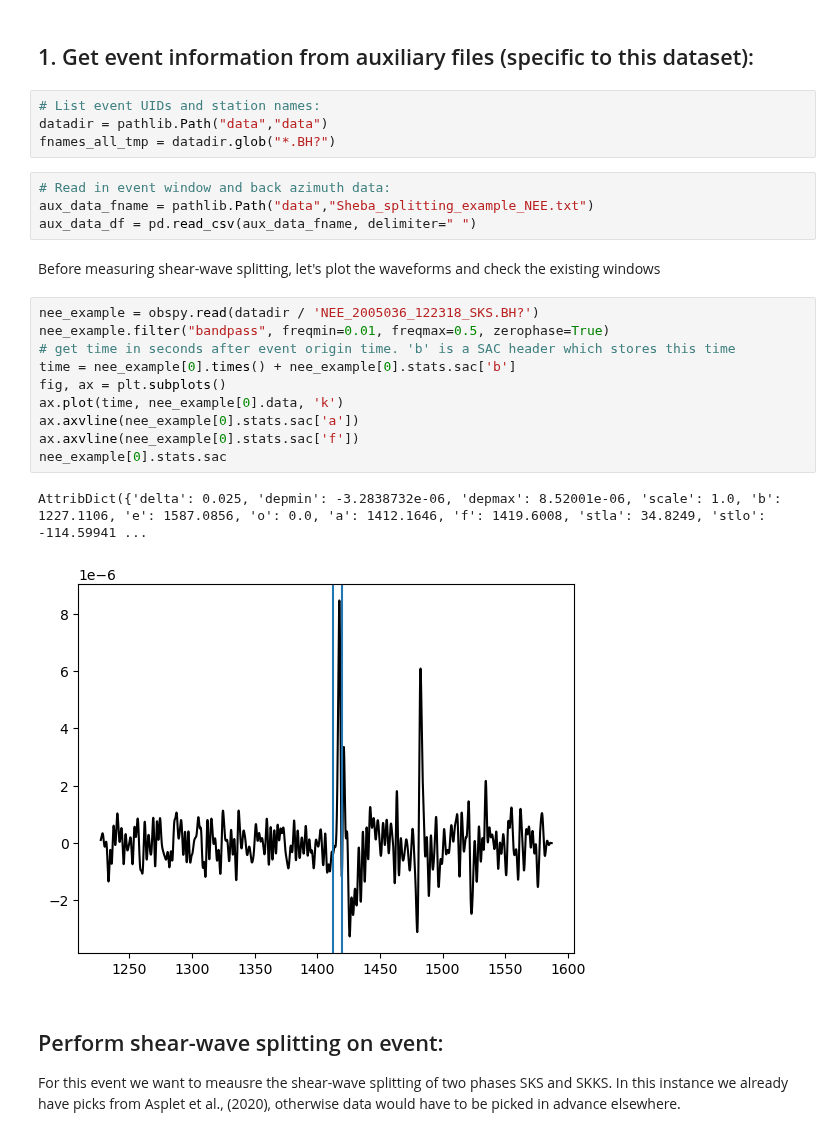
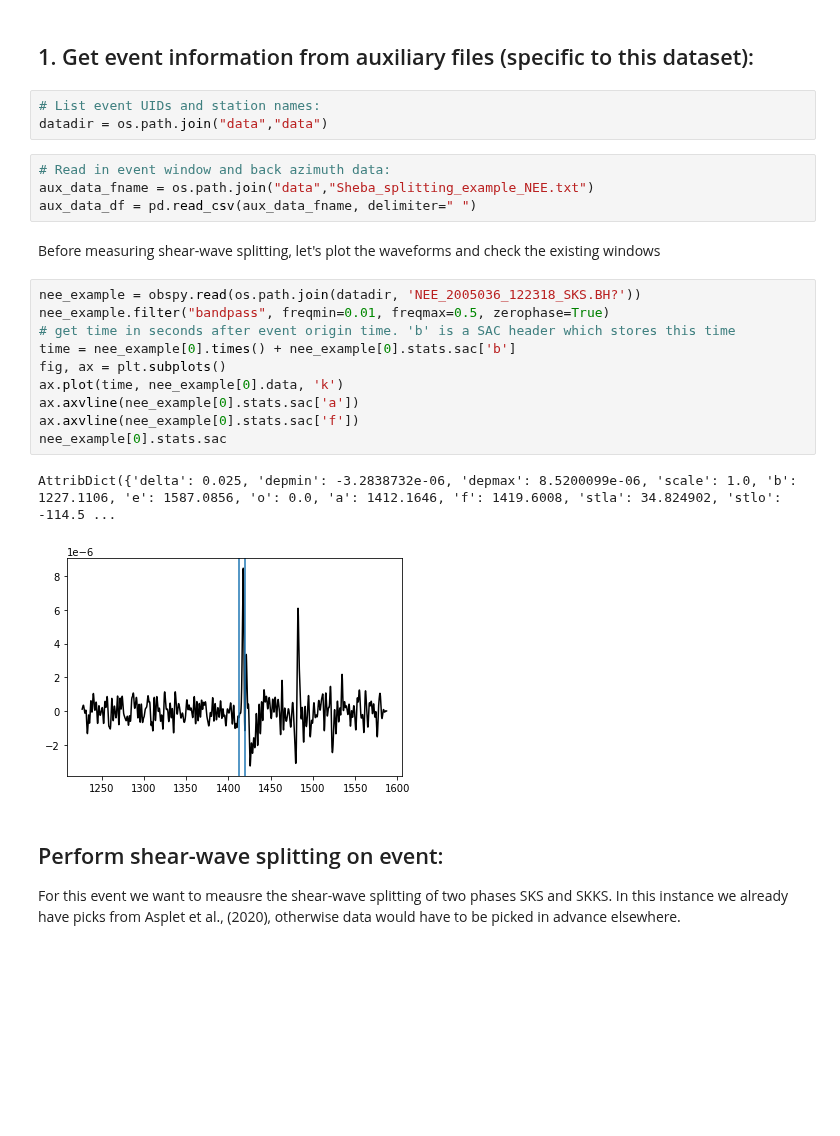
Before and after one commit to TomSHudson/swspy, a Jupyter notebook: examples/paper_examples/sks_figure/sks_figure.ipynb, the cells around one changed output. Cells and saved outputs as stored; diff of their text form; blank space fills up the shorter version.

Commit message:
Updated paths issue iin SKS example.

```diff
--- a/examples/paper_examples/sks_figure/sks_figure.ipynb
+++ b/examples/paper_examples/sks_figure/sks_figure.ipynb
@@ -29,27 +28,26 @@ OMP: Info #276: omp_set_nested routine deprecated, please use omp_set_max_active
 ## 1. Get event information from auxiliary files (specific to this dataset):
 # %%
 # List event UIDs and station names:
-datadir = pathlib.Path("data","data")
-fnames_all_tmp = datadir.glob("*.BH?")
+datadir = os.path.join("data","data")
 # %%
 # Read in event window and back azimuth data:
-aux_data_fname = pathlib.Path("data","Sheba_splitting_example_NEE.txt")
+aux_data_fname = os.path.join("data","Sheba_splitting_example_NEE.txt")
 aux_data_df = pd.read_csv(aux_data_fname, delimiter=" ")
 # %% [markdown]
 Before measuring shear-wave splitting, let's plot the waveforms and check the existing windows
 # %%
-nee_example = obspy.read(datadir / 'NEE_2005036_122318_SKS.BH?')
+nee_example = obspy.read(os.path.join(datadir, 'NEE_2005036_122318_SKS.BH?'))
 nee_example.filter("bandpass", freqmin=0.01, freqmax=0.5, zerophase=True)
 # get time in seconds after event origin time. 'b' is a SAC header which stores this time
 time = nee_example[0].times() + nee_example[0].stats.sac['b']
 fig, ax = plt.subplots()
 ax.plot(time, nee_example[0].data, 'k')
 ax.axvline(nee_example[0].stats.sac['a'])
 ax.axvline(nee_example[0].stats.sac['f'])
 nee_example[0].stats.sac
 # %% [output]
-AttribDict({'delta': 0.025, 'depmin': -3.2838732e-06, 'depmax': 8.52001e-06, 'scale': 1.0, 'b': 1227.1106, 'e': 1587.0856, 'o': 0.0, 'a': 1412.1646, 'f': 1419.6008, 'stla': 34.8249, 'stlo': -114.59941 ...
+AttribDict({'delta': 0.025, 'depmin': -3.2838732e-06, 'depmax': 8.5200099e-06, 'scale': 1.0, 'b': 1227.1106, 'e': 1587.0856, 'o': 0.0, 'a': 1412.1646, 'f': 1419.6008, 'stla': 34.824902, 'stlo': -114.5 ...
-[figure, old version]
+[figure, new version]
 # %% [markdown]
 ## Perform shear-wave splitting on event:
 For this event we want to meausre the shear-wave splitting of two phases SKS and SKKS. In this instance we already have picks from Asplet et al., (2020), otherwise data would have to be picked in advance elsewhere.
```
Also changed, not shown: parts of 3 cells of this notebook, 25 other files.
